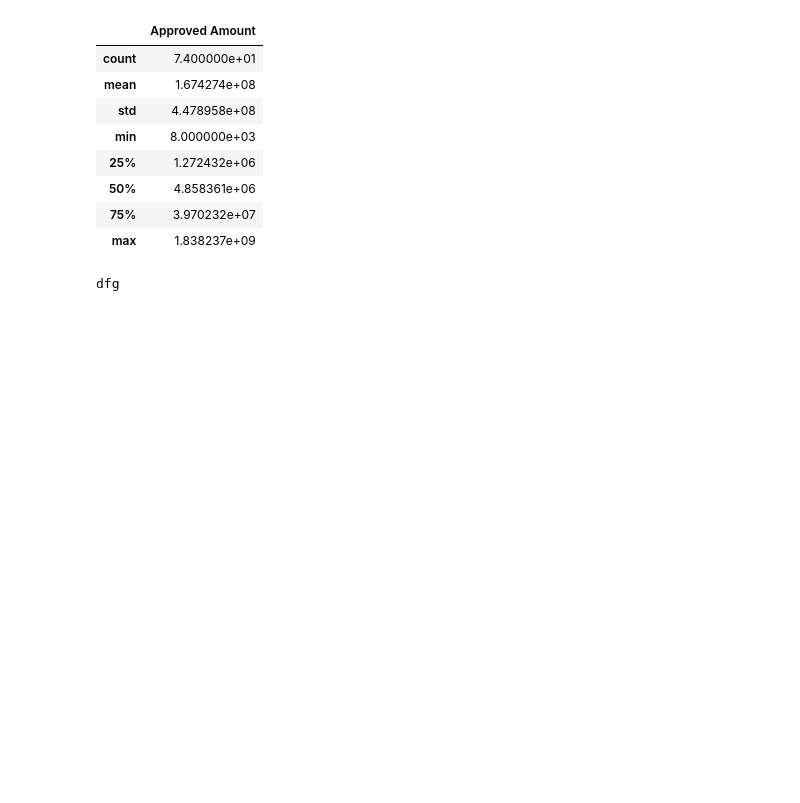
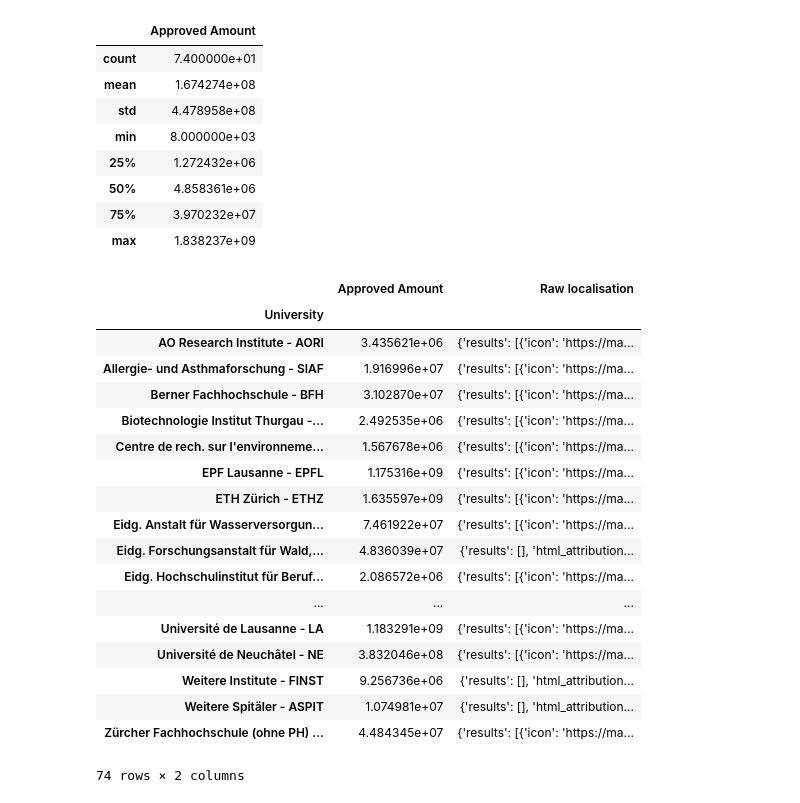
Before and after one commit to bojbilla/AdaHomeworks, a Jupyter notebook: 03 - Interactive Viz/HW3.ipynb, the cells around one changed output. Saved outputs shown, nothing was run; the diff lists cells and outputs as text; code cells hidden in the pictures; blank space fills up the shorter version.

Commit message:
localisation information for 60/74 universities, saved in a csv file

```diff
--- a/03 - Interactive Viz/HW3.ipynb
+++ b/03 - Interactive Viz/HW3.ipynb
@@ -86,21 +86,28 @@ grants_grouped.describe()
 # %%
 #import the helpers. the aimport is so that the file is reloaded before each cell execution, useful during dev.
 %aimport helpers
-helpers.json_2_lat_lon('dfg')
-# %% [output]
-dfg
-# %%
-index = grants_grouped.index
-lat = []
-lon = []
-for x in index:
-    spt = split_and_request(x)
-    if(spt is None):
-        lat.append('SPECIAL CASE')
-        lon.append('SPECIAL CASE')
-    else:
-        v = json_2_lat_lon(spt)
-        lat.append(v['lat'])
-        lon.append(v['lng'])
-
-df = pd.DataFrame([lat,lon], index=index, columns=['Latitude', 'Longitude'])
+# %%
+#no need to execute again - see below
+grants_grouped_localised = grants_grouped.copy()
+grants_grouped_localised['Raw localisation'] = grants_grouped_localised.apply(lambda x: helpers.split_and_request(x.name), axis=1)
+grants_grouped_localised
+# %% [output]
+|  | Approved Amount | Raw localisation |
+| University |  |  |
+| AO Research Institute - AORI | 3.435621e+06 | {'results': [{'icon': 'https://ma... |
+| Allergie- und Asthmaforschung - SIAF | 1.916996e+07 | {'results': [{'icon': 'https://ma... |
+| Berner Fachhochschule - BFH | 3.102870e+07 | {'results': [{'icon': 'https://ma... |
+| Biotechnologie Institut Thurgau -... | 2.492535e+06 | {'results': [{'icon': 'https://ma... |
+| Centre de rech. sur l'environneme... | 1.567678e+06 | {'results': [{'icon': 'https://ma... |
+| EPF Lausanne - EPFL | 1.175316e+09 | {'results': [{'icon': 'https://ma... |
+| ETH Zürich - ETHZ | 1.635597e+09 | {'results': [{'icon': 'https://ma... |
+| Eidg. Anstalt für Wasserversorgun... | 7.461922e+07 | {'results': [{'icon': 'https://ma... |
+| Eidg. Forschungsanstalt für Wald,... | 4.836039e+07 | {'results': [], 'html_attribution... |
+| Eidg. Hochschulinstitut für Beruf... | 2.086572e+06 | {'results': [{'icon': 'https://ma... |
+| ... | ... | ... |
+| Université de Lausanne - LA | 1.183291e+09 | {'results': [{'icon': 'https://ma... |
+| Université de Neuchâtel - NE | 3.832046e+08 | {'results': [{'icon': 'https://ma... |
+| Weitere Institute - FINST | 9.256736e+06 | {'results': [], 'html_attribution... |
+| Weitere Spitäler - ASPIT | 1.074981e+07 | {'results': [], 'html_attribution... |
+| Zürcher Fachhochschule (ohne PH) ... | 4.484345e+07 | {'results': [{'icon': 'https://ma... |
+74 rows × 2 columns
```
Also changed, not shown: parts of 3 cells of this notebook, 2 other files.
